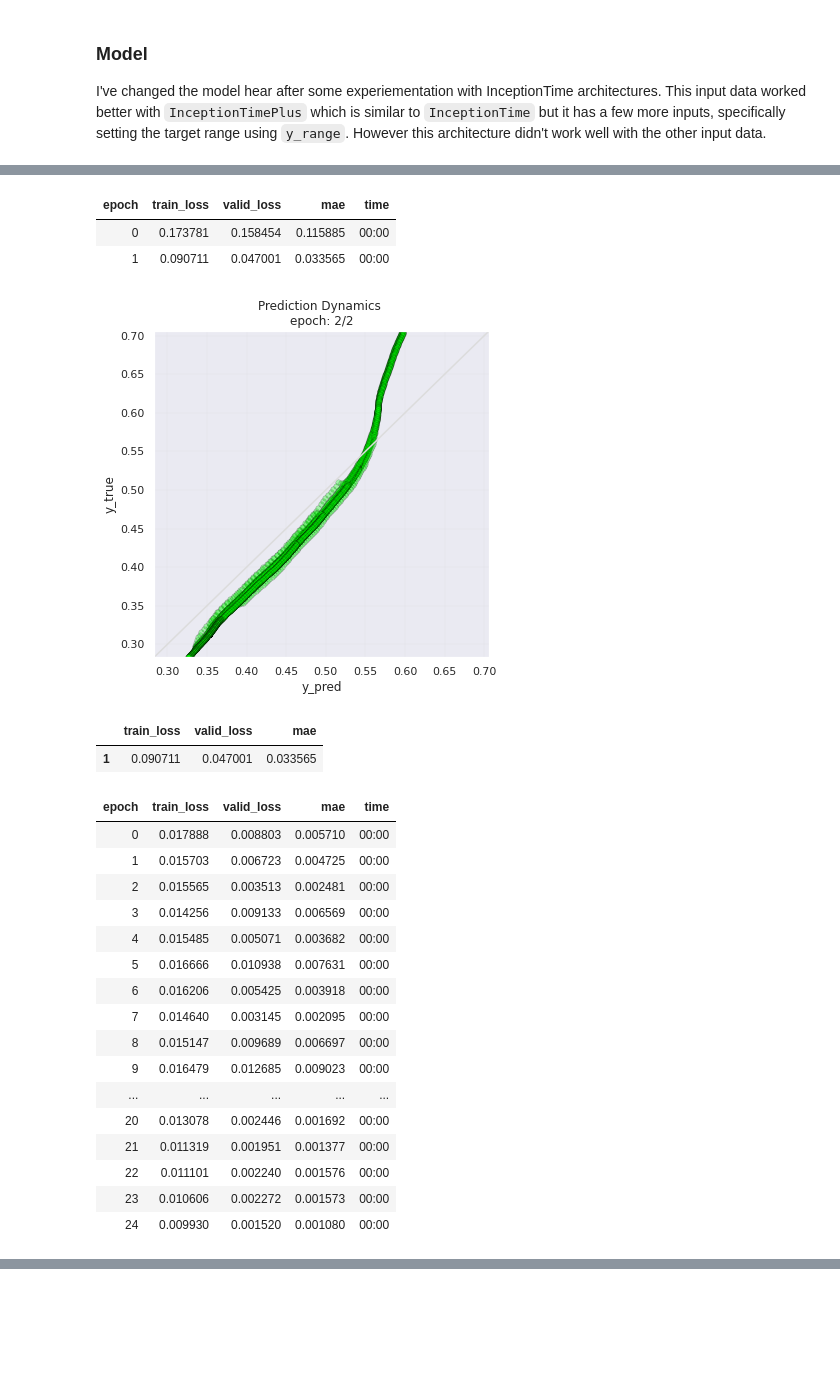
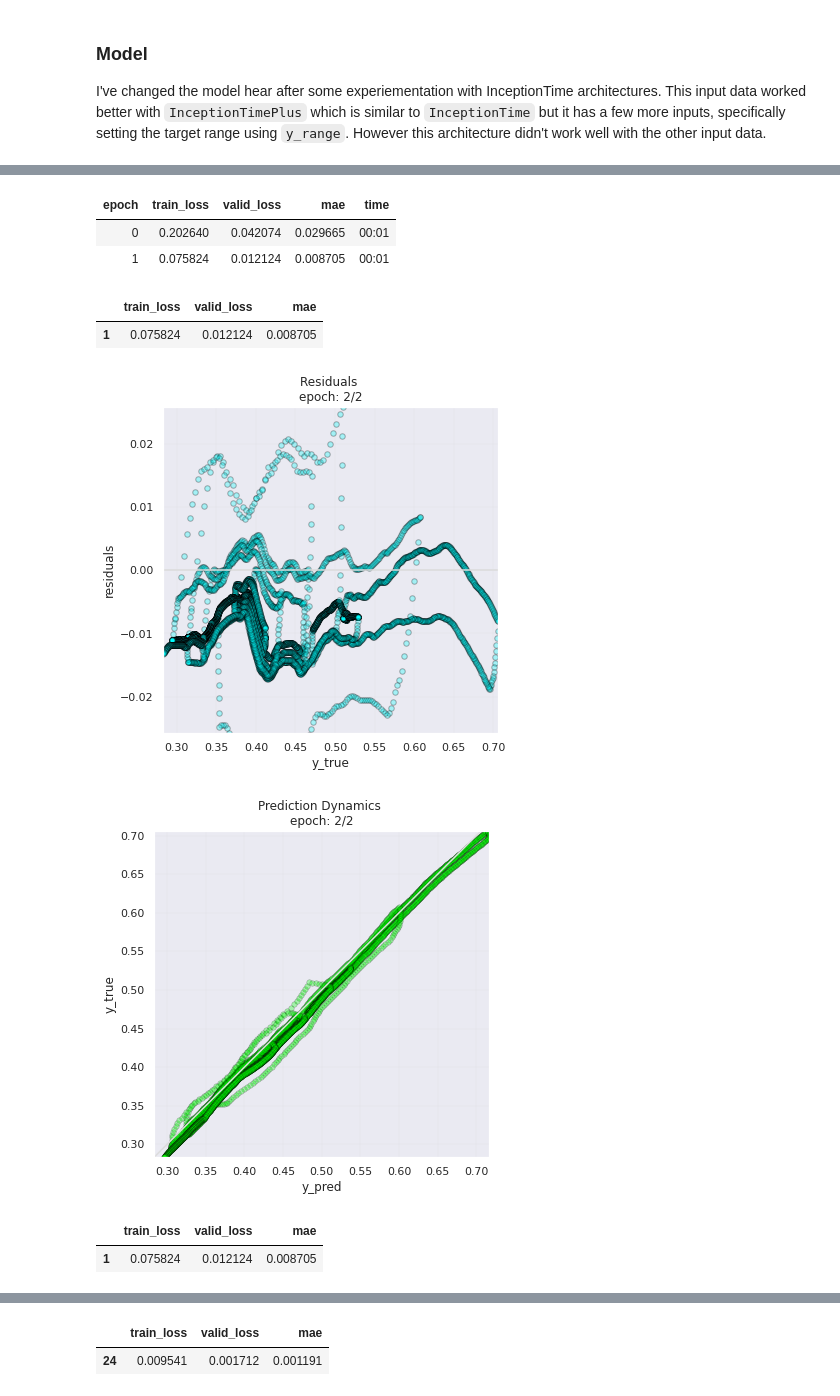
Before and after one commit to Lion-Mod/My-electrophoresis-sense-is-tingling, a Jupyter notebook: sensor_prediction.ipynb, the cells around one changed output, grey strips where cells are left out. Drawn from its saved outputs; the diff is of its cells as text; code cells hidden in the pictures; blank space fills up the shorter version.

```diff
--- a/sensor_prediction.ipynb
+++ b/sensor_prediction.ipynb
@@ -95,7 +95,7 @@ def weighted_l1_loss(inp, targ, weight_fn = None):
         return F.l1_loss(*flatten_check(inp,targ))
 
 def weight_fn(targ, min = 0, max = 1):
-    """Create weighted function"""
+    """Weight function"""
     targ = TensorBase(targ.contiguous()).view(-1)
     weight = 1 + torch.clamp((targ - min)/(max - min), 0, 1)
     return weight
@@ -254,7 +323,7 @@ In the context of the problem it is better to **overpredict** `FM1` given we wan
 ## **Test with using previous flow rate to predict flow rate**
 Rather than using other sensory inputs an alternative approach can be to use previous flow rates to predict the next flow rate. This can be done by replacing `get_x` with `FM1` and making sure horizon is set to 0+. Again splits and dataloaders can be created.
 # %%
-X, y = SlidingWindow(window_len = 6, get_x = "FM1", get_y = "FM1", start = 0, stride = 1, horizon = 1, sort_by = ["TIME"], ascending = True, seq_first = True)(manual) # Split into windows
+X, y = SlidingWindow(window_len = 16, get_x = "FM1", get_y = "FM1", start = 0, stride = 1, horizon = 1, sort_by = ["TIME"], ascending = True, seq_first = True)(manual) # Split into windows
 X[0:2], y[0:2] # Two examples of windows, notice Xs consist of one array as only FM1 not multiple sensors
 # %% [output]
 (array([[[0.5732668 , 0.5737045 , 0.57414216, 0.57457983, 0.5750175 ,
@@ -268,7 +341,7 @@ splits = get_splits(y, valid_size = .25, random_state = 23, shuffle = False) # S
 [figure]
 # %%
 tfms  = [None, TSForecasting()]
-dls = get_ts_dls(X, y, tfms = tfms, splits = splits, bs = 1028, shuffle_train = True, inplace = True)
+dls = get_ts_dls(X, y, tfms = tfms, splits = splits, bs = 512, shuffle_train = True, inplace = True)
 # %% [markdown]
 ### Model
 I've changed the model hear after some experiementation with InceptionTime architectures. This input data worked better with `InceptionTimePlus` which is similar to `InceptionTime` but it has a few more inputs, specifically setting the target range using `y_range`. However this architecture didn't work well with the other input data.
@@ -283,26 +356,12 @@ SuggestedLRs(lr_min=0.03630780577659607, lr_steep=4.365158383734524e-05)
 # %%
-learn.fine_tune(25, 5e-3, freeze_epochs = 2, cbs = PredictionDynamics, wd = 0.01)
+learn.fine_tune(25, 5e-3, freeze_epochs = 2, cbs = [PredictionDynamics, ResidualDynamics], wd = 0.01)
 # %% [output]
 | epoch | train_loss | valid_loss | mae | time |
-| 0 | 0.173781 | 0.158454 | 0.115885 | 00:00 |
-| 1 | 0.090711 | 0.047001 | 0.033565 | 00:00 |
+| 0 | 0.202640 | 0.042074 | 0.029665 | 00:01 |
+| 1 | 0.075824 | 0.012124 | 0.008705 | 00:01 |
+|  | train_loss | valid_loss | mae |
+| 1 | 0.075824 | 0.012124 | 0.008705 |
-[figure, old version]
+[figure, new version]
-|  | train_loss | valid_loss | mae |
-| 1 | 0.090711 | 0.047001 | 0.033565 |
+[figure, new version]
-| epoch | train_loss | valid_loss | mae | time |
-| 0 | 0.017888 | 0.008803 | 0.005710 | 00:00 |
-| 1 | 0.015703 | 0.006723 | 0.004725 | 00:00 |
-| 2 | 0.015565 | 0.003513 | 0.002481 | 00:00 |
-| 3 | 0.014256 | 0.009133 | 0.006569 | 00:00 |
-| 4 | 0.015485 | 0.005071 | 0.003682 | 00:00 |
-| 5 | 0.016666 | 0.010938 | 0.007631 | 00:00 |
-| 6 | 0.016206 | 0.005425 | 0.003918 | 00:00 |
-| 7 | 0.014640 | 0.003145 | 0.002095 | 00:00 |
-| 8 | 0.015147 | 0.009689 | 0.006697 | 00:00 |
-| 9 | 0.016479 | 0.012685 | 0.009023 | 00:00 |
-| ... | ... | ... | ... | ... |
-| 20 | 0.013078 | 0.002446 | 0.001692 | 00:00 |
-| 21 | 0.011319 | 0.001951 | 0.001377 | 00:00 |
-| 22 | 0.011101 | 0.002240 | 0.001576 | 00:00 |
-| 23 | 0.010606 | 0.002272 | 0.001573 | 00:00 |
-| 24 | 0.009930 | 0.001520 | 0.001080 | 00:00 |
+|  | train_loss | valid_loss | mae |
+| 1 | 0.075824 | 0.012124 | 0.008705 |
@@ -311,0 +385,2 @@ learn.fine_tune(25, 5e-3, freeze_epochs = 2, cbs = PredictionDynamics, wd = 0.01
+|  | train_loss | valid_loss | mae |
+| 24 | 0.009541 | 0.001712 | 0.001191 |
```
Also changed, not shown: parts of 22 cells of this notebook.
